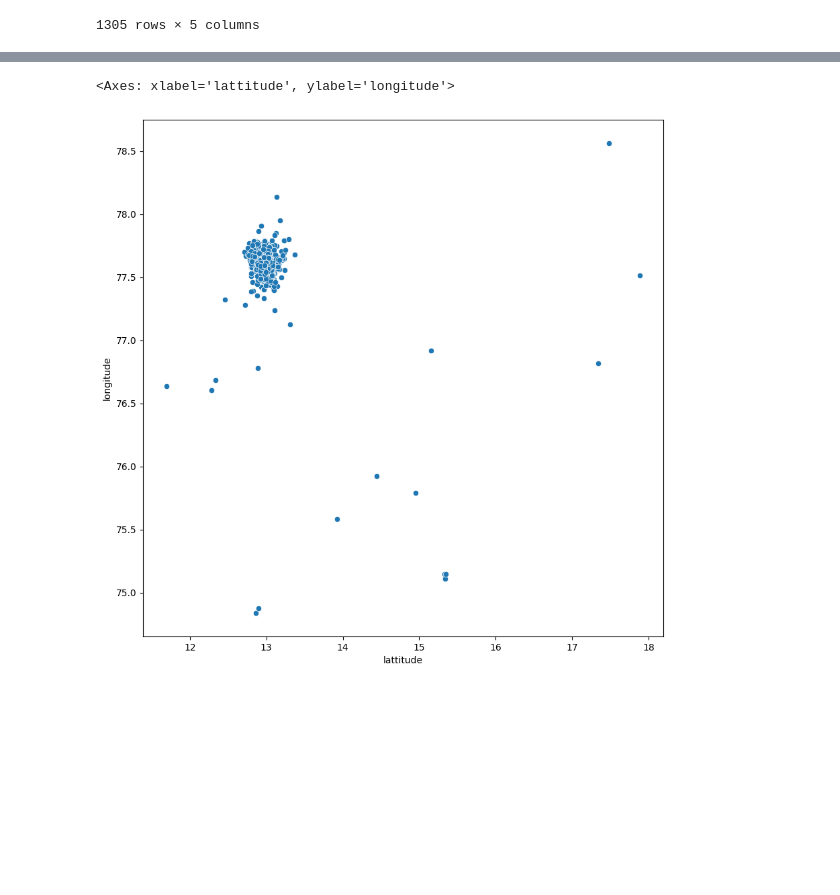
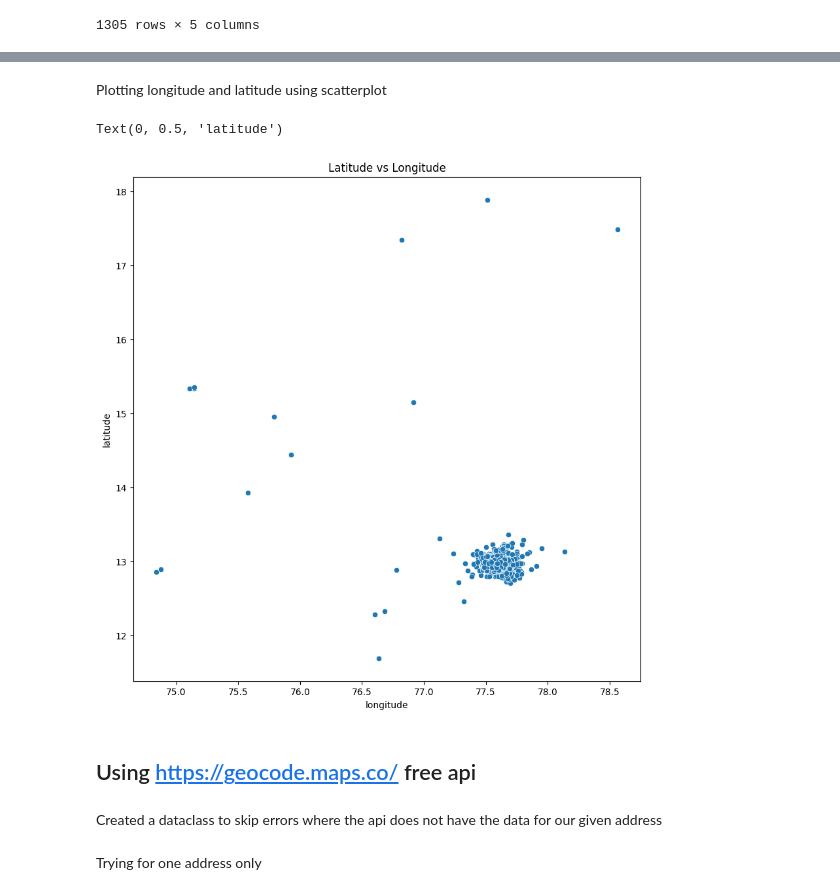
Before and after one commit to AnshikaJain2405/OrionDataAnalyticsInternshipJul23-Proj2, a Jupyter notebook: notebooks/GeoEncode.ipynb, the cells around one changed output, grey strips where cells are left out. Saved outputs shown, nothing was run; the diff lists cells and outputs as text; code cells hidden in the pictures; blank space fills up the shorter version.

Commit message:
mixed data for efficiency

```diff
--- a/notebooks/GeoEncode.ipynb
+++ b/notebooks/GeoEncode.ipynb
@@ -113,0 +124,2 @@ df.to_csv(extract_info, index=False)
+# %%
+df = pd.read_csv(r"data\processed\addresses_gecoded_by_mapboxAPI.csv")
@@ -114,6 +150,14 @@ df.to_csv(extract_info, index=False)
+# %% [markdown]
+Plotting longitude and latitude using scatterplot
 # %%
 plt.figure(figsize=(10,10))
-sns.scatterplot(x= df.lattitude, y=df.longitude)
+sns.scatterplot(x= df.longitude, y=df.lattitude)
+plt.title('Latitude vs Longitude')
+plt.ylabel('latitude')
 # %% [output]
-<Axes: xlabel='lattitude', ylabel='longitude'>
+Text(0, 0.5, 'latitude')
-[figure, old version]
+[figure, new version]
+# %% [markdown]
+## Using https://geocode.maps.co/ free api
+# %% [markdown]
+Created a dataclass to skip errors where the api does not have the data for our given address
@@ -119,0 +179,2 @@ sns.scatterplot(x= df.lattitude, y=df.longitude)
+# %% [markdown]
+Trying for one address only
```
Also changed, not shown: parts of 49 cells of this notebook, 1 other file.
